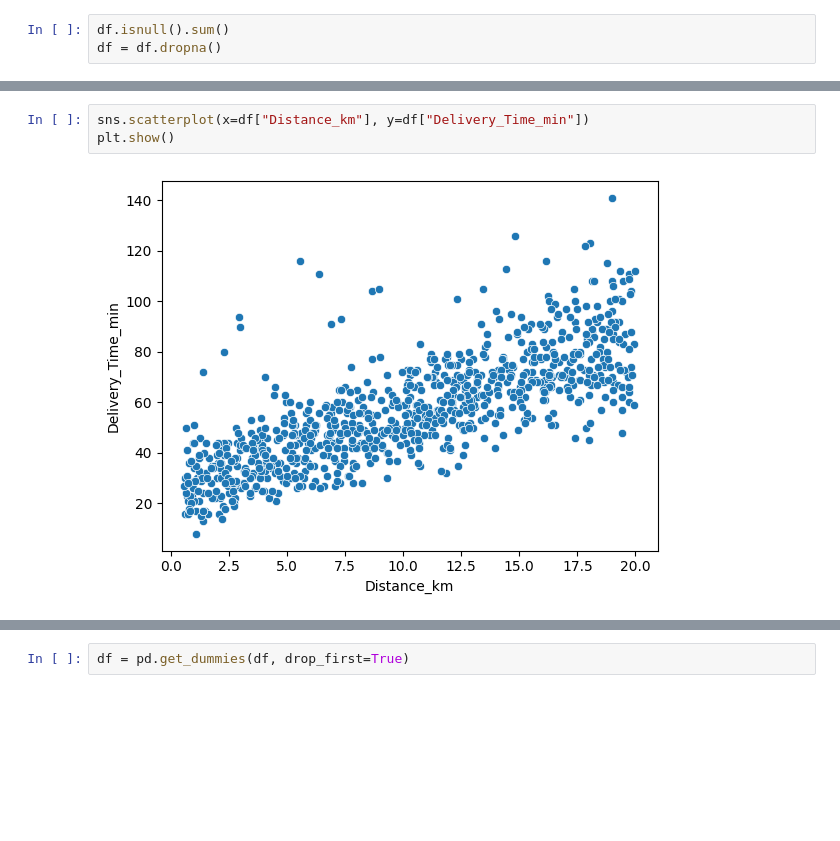
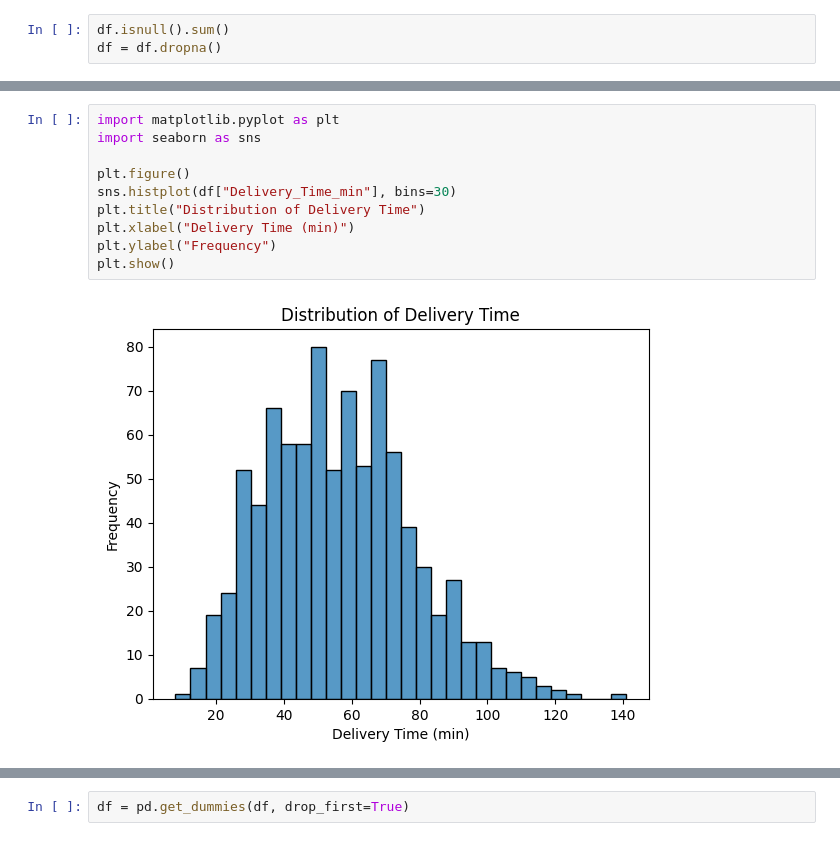
Before and after one commit to omaramoudi1/food-delivery-time-prediction, a Jupyter notebook: notebook.ipynb, the cells around one changed output, grey strips where cells are left out. Saved outputs shown, nothing was run; the diff lists cells and outputs as text; blank space fills up the shorter version.

```diff
--- a/notebook.ipynb
+++ b/notebook.ipynb
@@ -53,5 +48,12 @@ plt.show()
-# %%
-sns.scatterplot(x=df["Distance_km"], y=df["Delivery_Time_min"])
-plt.show()
-# %% [output]
-[figure, removed]
+# %%
+import matplotlib.pyplot as plt
+import seaborn as sns
+
+plt.figure()
+sns.histplot(df["Delivery_Time_min"], bins=30)
+plt.title("Distribution of Delivery Time")
+plt.xlabel("Delivery Time (min)")
+plt.ylabel("Frequency")
+plt.show()
+# %% [output]
+[figure, added]
```
Also changed, not shown: parts of 8 cells of this notebook, 1 other file.
